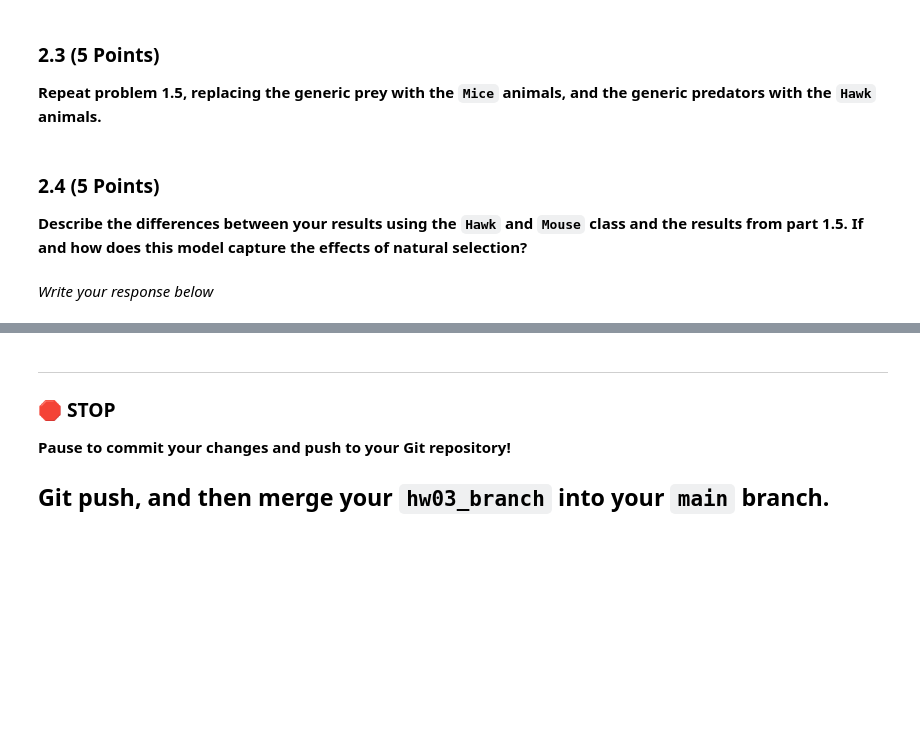
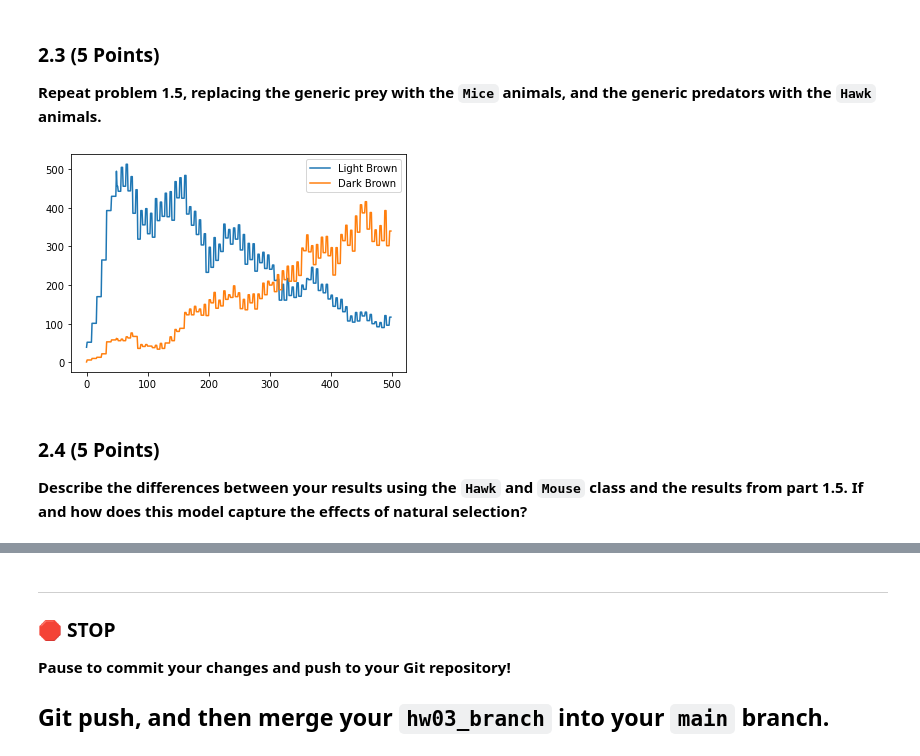
Before and after one commit to Infinity-Null/CMSE202-s23-turnin, a Jupyter notebook: hw-03/HW3_ABMs_STUDENT.ipynb, the cells around one changed output, grey strips where cells are left out. Saved outputs shown, nothing was run; the diff lists cells and outputs as text; code cells hidden in the pictures; blank space fills up the shorter version.

```diff
--- a/hw-03/HW3_ABMs_STUDENT.ipynb
+++ b/hw-03/HW3_ABMs_STUDENT.ipynb
@@ -159,14 +160,15 @@ Create a new `Mouse` child class, using the `Animal_Agent` as the parent class.
 2. **Change the `Procreate` method so that they create new `Mouse` animal objects.**
 # %%
 #Write your code here
+
+#I adjusted the mate range, because the mice weren't mating even when at saturation
 class Mouse(Animal_Agent):
-    def __init__(self,xmax=100,ymax=100,ptype="Prey",sex="M",age_limit=50,catch_radius=10,mate_range=5,gestation=8,shape="o",color="saddlebrown",saturation_pop=150):
-        super().__init__(xmax,ymax,ptype,sex,age_limit,catch_radius,mate_range,gestation,shape,color,saturation_pop)
-    def set_allele(self,alle_d=random.choice([0,1])):
+    def __init__(self,xmax=100,ymax=100,ptype="Prey",sex="M",age_limit=50,catch_radius=10,mate_range=10,gestation=8,shape="o",color="saddlebrown",saturation_pop=150):
+        super().__init__(xmax,ymax,ptype,sex,age_limit,catch_radius,mate_range,gestation,shape,color,saturation_pop,catch_probability)
+    def set_allele(self,alle_d=random.choice([0,1]),alle_m=random.choice([0,1]),catch_probability):
         self.alle_d = alle_d
         self.alle_m = alle_m
 
-        # Here we set light animal color to be dominant.
         if self.alle_d + self.alle_m >= 1:
             self.color = 'goldenrod'
             self.catch_probability = 0.95
@@ -206,3 +206,18 @@ Create a new `Hawk` child class, using the `Animal_Agent` as the parent class. T
+# %%
+#Write your code here
+class Hawk(Animal_Agent):
+    def __init__(self,xmax=100,ymax=100,ptype="Predator",sex="M",age_limit=50,catch_radius=10,mate_range=10,gestation=8,shape="P",color="red",saturation_pop=150):
+        super().__init__(xmax,ymax,ptype,sex,age_limit,catch_radius,mate_range,gestation,shape,color,saturation_pop)
+    def hunt(self,all_agents):
+        for agent in all_agents:
+            if (agent.ptype=="Prey") and (agent.age < agent.age_limit) and not (agent.is_caught):
+                if self.get_distance(agent) < self.catch_radius:
+                    if random.randint(1,20)/20 <= agent.catch_probability:
+                        agent.is_caught=True
+                        return agent
+        return False
+    def set_catch_probability():
+        self.catch_probability=animal_agent.catch_probability
 # %% [markdown]
 ### 2.3 (5 Points)
 
@@ -212,6 +225,23 @@ Create a new `Hawk` child class, using the `Animal_Agent` as the parent class. T
+# %%
+#Write your code here
+
+environment=Environment()
+
+for i in range(20):
+    mouse=Mouse(sex='F')
+    mouse.set_allele(alle_d=random.randint(0,2), alle_m=random.randint(0,2))
+    environment.add_agent(mouse)
+    mouse=Mouse(sex='M')
+    mouse.set_allele(alle_d=random.randint(0,2), alle_m=random.randint(0,2))
+    environment.add_agent(mouse)
+
+for k in range(2):
+    hawk=Hawk(ptype="Predator",shape="P",color="red")
+    environment.add_agent(hawk)
+environment.simulate_plot_populations(500)
+# %% [output]
+[figure, added]
 # %% [markdown]
 ### 2.4 (5 Points)
 
 **Describe the differences between your results using the `Hawk` and `Mouse` class and the results from part 1.5. If and how does this model capture the effects of natural selection?**
-# %% [markdown]
-*Write your response below*
```
Also changed, not shown: parts of 8 cells of this notebook.
